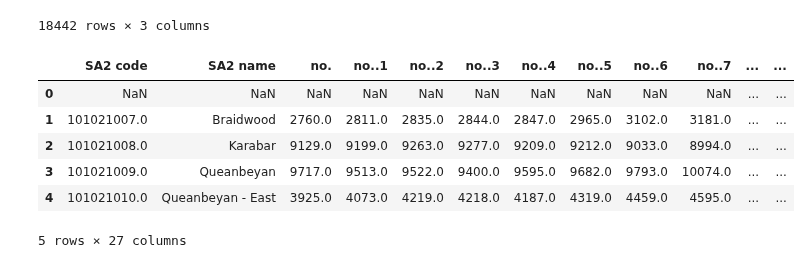
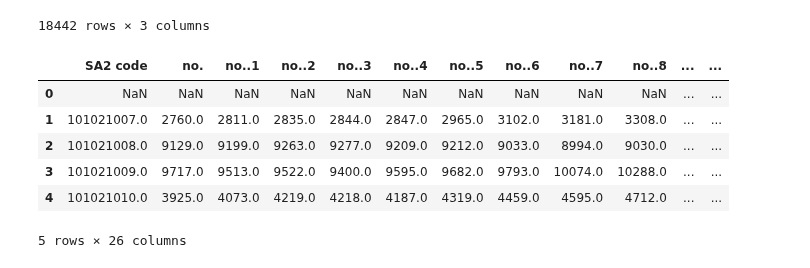
Before and after one commit to MAST30034-Applied-Data-Science/generic-real-estate-consulting-project-group-1-iron-data-man, a Jupyter notebook: notebooks/data_cleaning_external.ipynb, the cells around one changed output. Cells and saved outputs as stored; diff of their text form; code cells hidden in the pictures.

```diff
--- a/notebooks/data_cleaning_external.ipynb
+++ b/notebooks/data_cleaning_external.ipynb
@@ -62,17 +62,17 @@ external
 # %%
 # read data, Table 1 in population
 population = pd.read_excel("../data/raw/population.xlsx",sheet_name="Table 1",header=7)
 #population.columns
-population = population.drop(columns=['S/T code', 'S/T name', 'GCCSA code', 'GCCSA name', 'SA4 code','SA4 name',
+population = population.drop(columns=['SA2 name','S/T code', 'S/T name', 'GCCSA code', 'GCCSA name', 'SA4 code','SA4 name',
                                       'SA3 code', 'SA3 name',"Unnamed: 31","Unnamed: 34"])
 population.head(5)
 # %% [output]
-|  | SA2 code | SA2 name | no. | no..1 | no..2 | no..3 | no..4 | no..5 | no..6 | no..7 | ... | ... |
+|  | SA2 code | no. | no..1 | no..2 | no..3 | no..4 | no..5 | no..6 | no..7 | no..8 | ... | ... |
 | 0 | NaN | NaN | NaN | NaN | NaN | NaN | NaN | NaN | NaN | NaN | ... | ... |
-| 1 | 101021007.0 | Braidwood | 2760.0 | 2811.0 | 2835.0 | 2844.0 | 2847.0 | 2965.0 | 3102.0 | 3181.0 | ... | ... |
-| 2 | 101021008.0 | Karabar | 9129.0 | 9199.0 | 9263.0 | 9277.0 | 9209.0 | 9212.0 | 9033.0 | 8994.0 | ... | ... |
-| 3 | 101021009.0 | Queanbeyan | 9717.0 | 9513.0 | 9522.0 | 9400.0 | 9595.0 | 9682.0 | 9793.0 | 10074.0 | ... | ... |
-| 4 | 101021010.0 | Queanbeyan - East | 3925.0 | 4073.0 | 4219.0 | 4218.0 | 4187.0 | 4319.0 | 4459.0 | 4595.0 | ... | ... |
+| 1 | 101021007.0 | 2760.0 | 2811.0 | 2835.0 | 2844.0 | 2847.0 | 2965.0 | 3102.0 | 3181.0 | 3308.0 | ... | ... |
+| 2 | 101021008.0 | 9129.0 | 9199.0 | 9263.0 | 9277.0 | 9209.0 | 9212.0 | 9033.0 | 8994.0 | 9030.0 | ... | ... |
+| 3 | 101021009.0 | 9717.0 | 9513.0 | 9522.0 | 9400.0 | 9595.0 | 9682.0 | 9793.0 | 10074.0 | 10288.0 | ... | ... |
+| 4 | 101021010.0 | 3925.0 | 4073.0 | 4219.0 | 4218.0 | 4187.0 | 4319.0 | 4459.0 | 4595.0 | 4712.0 | ... | ... |
-5 rows × 27 columns
+5 rows × 26 columns
 # %%
 # change the column name
```
Also changed, not shown: parts of 9 cells of this notebook.
